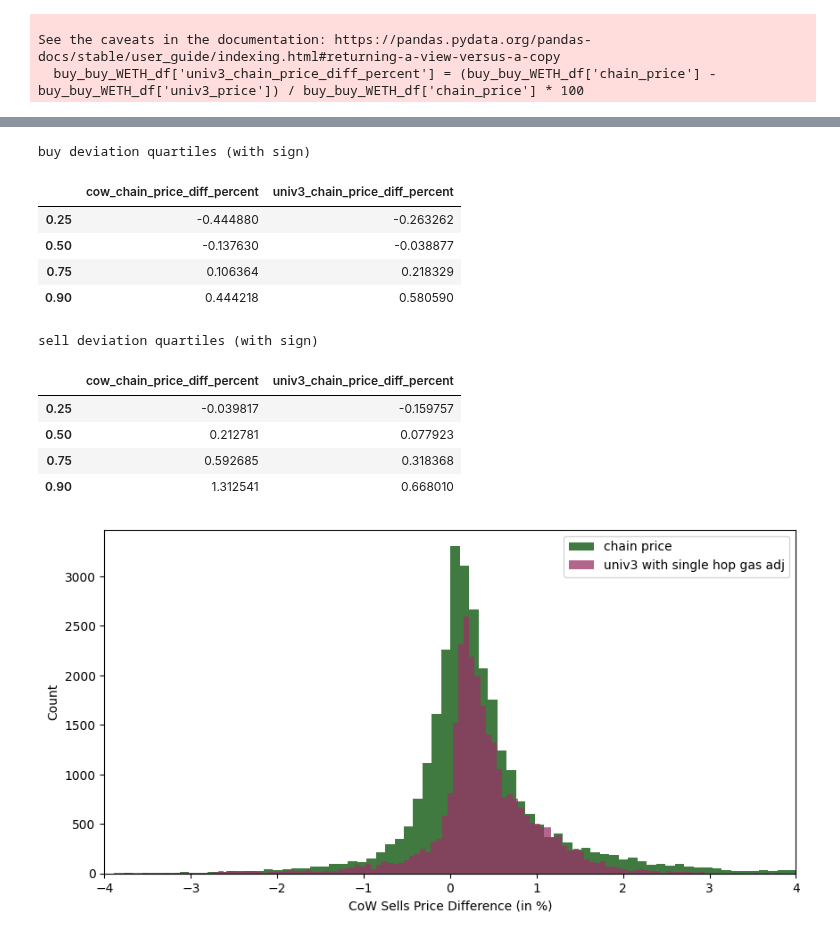
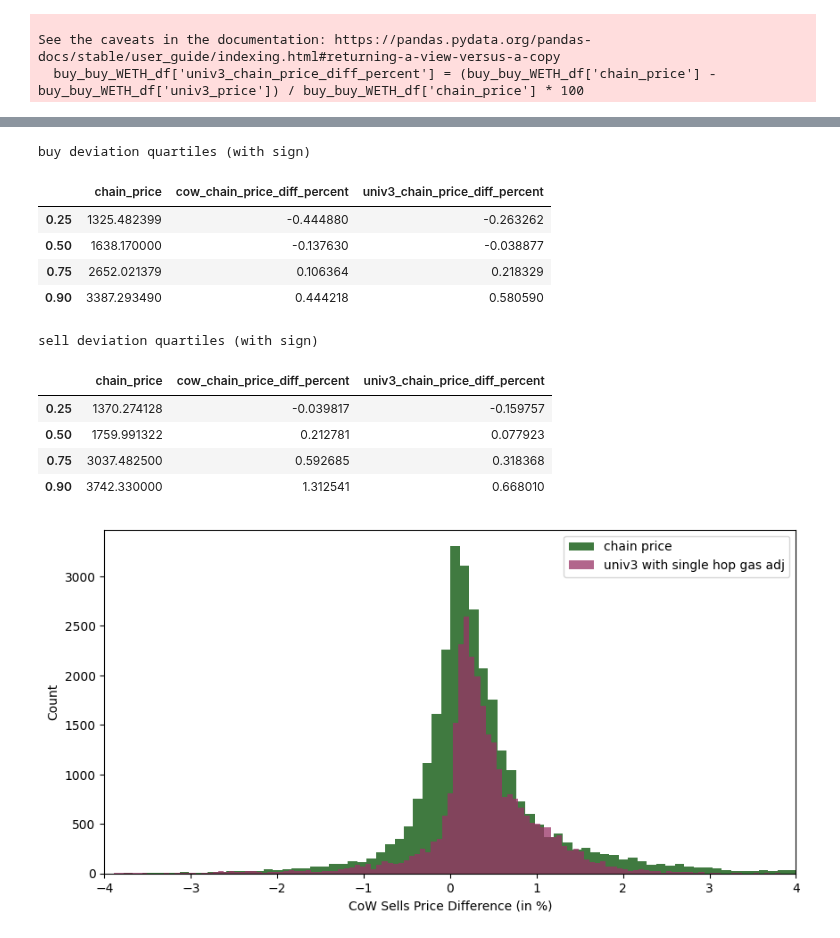
Before and after one commit to mohammed7s/Feedlot, a Jupyter notebook: quantitative_results/data_analysis.ipynb, the cells around one changed output, grey strips where cells are left out. Saved outputs shown, nothing was run; the diff lists cells and outputs as text; code cells hidden in the pictures.

Commit message:
update data tables

```diff
--- a/quantitative_results/data_analysis.ipynb
+++ b/quantitative_results/data_analysis.ipynb
@@ -427,0 +407,3 @@ buy_buy_WETH_df[['cow_chain_price_diff_percent', 'univ3_chain_price_diff_percent
+# %%
+buy_buy_WETH_df['spread'] = np.abs(buy_buy_WETH_df['cow_chain_price_diff_percent'] - buy_buy_WETH_df['univ3_chain_price_diff_percent'])
+sell_sell_WETH_df['spread'] = np.abs(sell_sell_WETH_df['cow_chain_price_diff_percent'] - sell_sell_WETH_df['univ3_chain_price_diff_percent'])
@@ -428,25 +421,25 @@ buy_buy_WETH_df[['cow_chain_price_diff_percent', 'univ3_chain_price_diff_percent
 # %%
 # buy deviation quartiles (with sign)
 print('buy deviation quartiles (with sign)')
-buy_buy_WETH_df[['cow_chain_price_diff_percent', 'univ3_chain_price_diff_percent']].quantile([.25, .5, .75, .9], interpolation='nearest')
+buy_buy_WETH_df[['chain_price', 'cow_chain_price_diff_percent', 'univ3_chain_price_diff_percent']].quantile([.25, .5, .75, .9], interpolation='nearest')
 # %% [output]
 buy deviation quartiles (with sign)
-|  | cow_chain_price_diff_percent | univ3_chain_price_diff_percent |
-| 0.25 | -0.444880 | -0.263262 |
-| 0.50 | -0.137630 | -0.038877 |
-| 0.75 | 0.106364 | 0.218329 |
-| 0.90 | 0.444218 | 0.580590 |
+|  | chain_price | cow_chain_price_diff_percent | univ3_chain_price_diff_percent |
+| 0.25 | 1325.482399 | -0.444880 | -0.263262 |
+| 0.50 | 1638.170000 | -0.137630 | -0.038877 |
+| 0.75 | 2652.021379 | 0.106364 | 0.218329 |
+| 0.90 | 3387.293490 | 0.444218 | 0.580590 |
 # %%
 # sell deviation quartiles (with sign)
 print('sell deviation quartiles (with sign)')
-sell_sell_WETH_df[['cow_chain_price_diff_percent', 'univ3_chain_price_diff_percent']].quantile([.25, .5, .75, .9], interpolation='nearest')
+sell_sell_WETH_df[['chain_price', 'cow_chain_price_diff_percent', 'univ3_chain_price_diff_percent']].quantile([.25, .5, .75, .9], interpolation='nearest')
 # %% [output]
 sell deviation quartiles (with sign)
-|  | cow_chain_price_diff_percent | univ3_chain_price_diff_percent |
-| 0.25 | -0.039817 | -0.159757 |
-| 0.50 | 0.212781 | 0.077923 |
-| 0.75 | 0.592685 | 0.318368 |
-| 0.90 | 1.312541 | 0.668010 |
+|  | chain_price | cow_chain_price_diff_percent | univ3_chain_price_diff_percent |
+| 0.25 | 1370.274128 | -0.039817 | -0.159757 |
+| 0.50 | 1759.991322 | 0.212781 | 0.077923 |
+| 0.75 | 3037.482500 | 0.592685 | 0.318368 |
+| 0.90 | 3742.330000 | 1.312541 | 0.668010 |
 # %%
 # plot histogram of the price diffs
 # https://matplotlib.org/stable/gallery/misc/rasterization_demo.html
```
Also changed, not shown: parts of 5 cells of this notebook.
